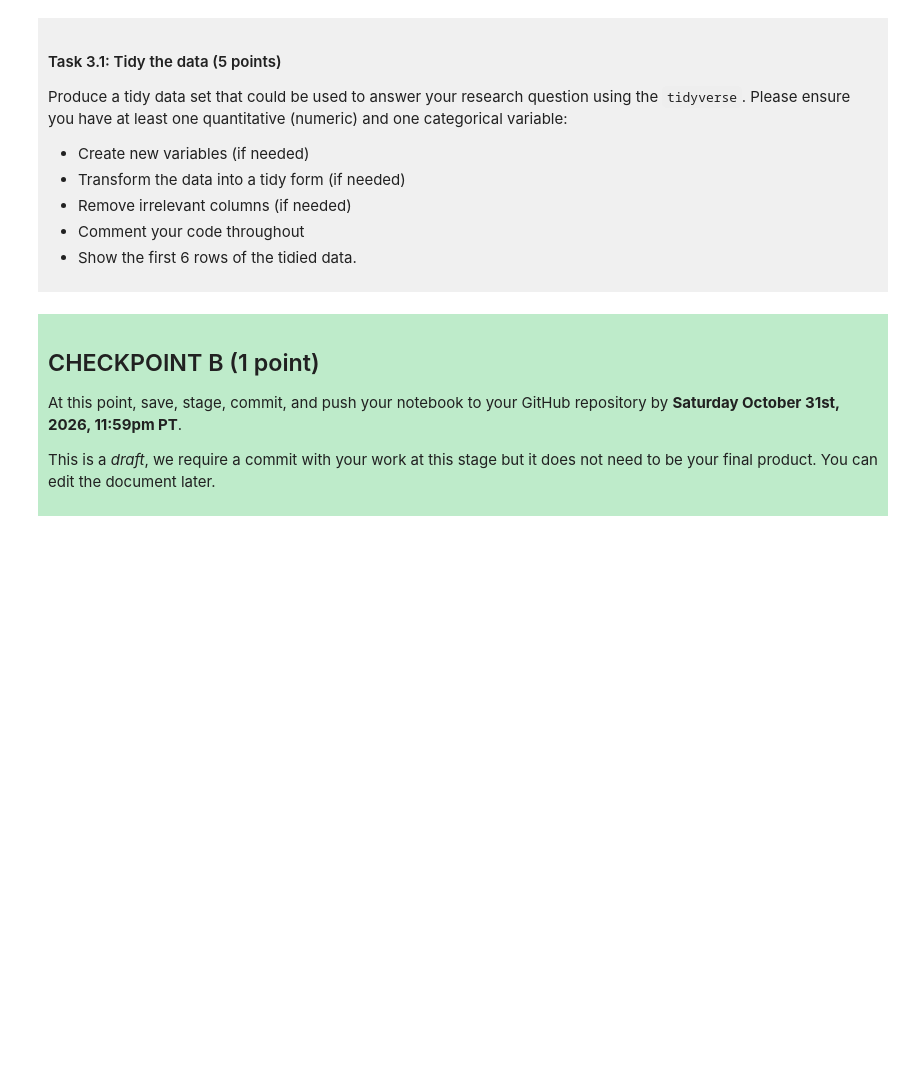
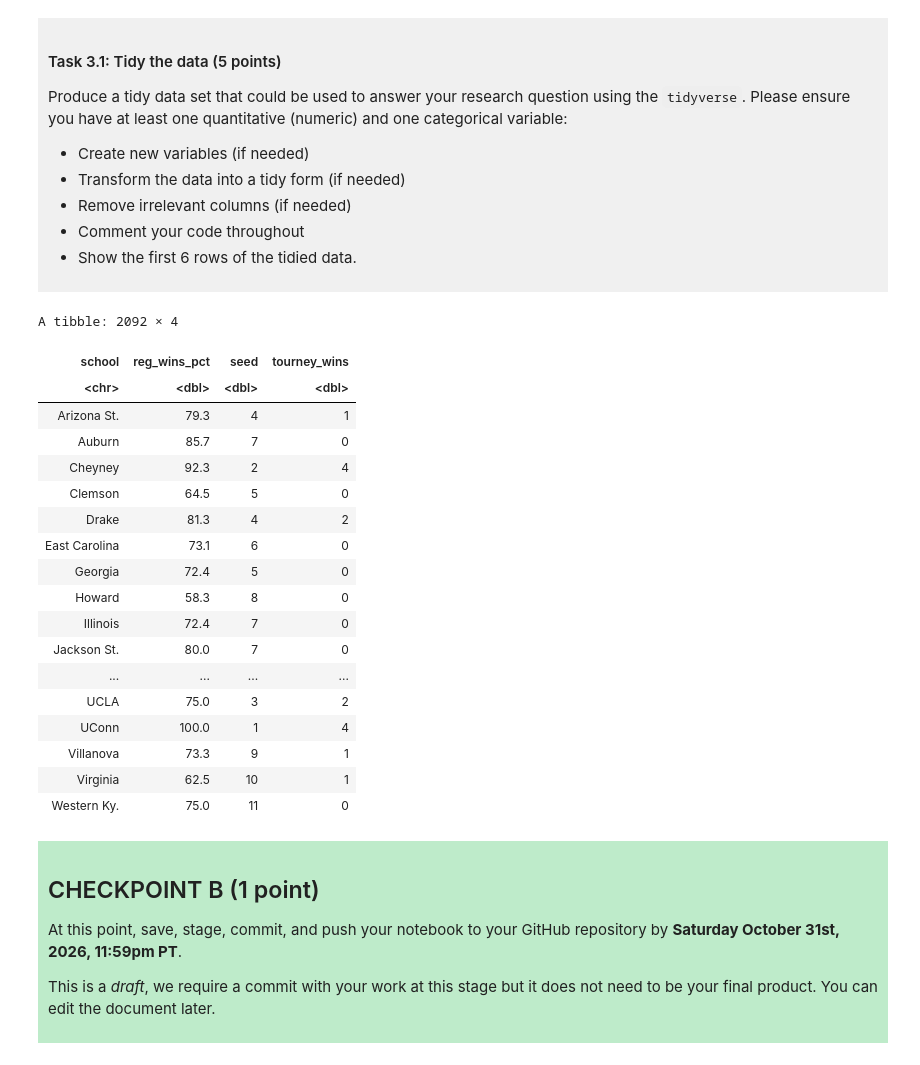
Before and after one commit to tw2l5/DSCI-100-project, a Jupyter notebook: dsci-100-project-notebook.ipynb, the cells around one changed output. Drawn from its saved outputs; the diff is of its cells as text; code cells hidden in the pictures; blank space fills up the shorter version.

```diff
--- a/dsci-100-project-notebook.ipynb
+++ b/dsci-100-project-notebook.ipynb
@@ -190,6 +212,30 @@ Produce a tidy data set that could be used to answer your research question usin
 </div>
 # %%
 ### EDIT THIS CODE CELL ###
+basketball_tidy <- basketball_data |>
+    select(school, reg_wins_pct, seed, tourney_wins)|>
+    drop_na()
+basketball_tidy
+# %% [output]
+A tibble: 2092 × 4
+| school | reg_wins_pct | seed | tourney_wins |
+| <chr> | <dbl> | <dbl> | <dbl> |
+| Arizona St. | 79.3 | 4 | 1 |
+| Auburn | 85.7 | 7 | 0 |
+| Cheyney | 92.3 | 2 | 4 |
+| Clemson | 64.5 | 5 | 0 |
+| Drake | 81.3 | 4 | 2 |
+| East Carolina | 73.1 | 6 | 0 |
+| Georgia | 72.4 | 5 | 0 |
+| Howard | 58.3 | 8 | 0 |
+| Illinois | 72.4 | 7 | 0 |
+| Jackson St. | 80.0 | 7 | 0 |
+| ... | ... | ... | ... |
+| UCLA | 75.0 | 3 | 2 |
+| UConn | 100.0 | 1 | 4 |
+| Villanova | 73.3 | 9 | 1 |
+| Virginia | 62.5 | 10 | 1 |
+| Western Ky. | 75.0 | 11 | 0 |
 # %% [markdown]
 <div style="background-color: #beebca; padding: 10px;">
 
```
Also changed, not shown: parts of 3 cells of this notebook.
